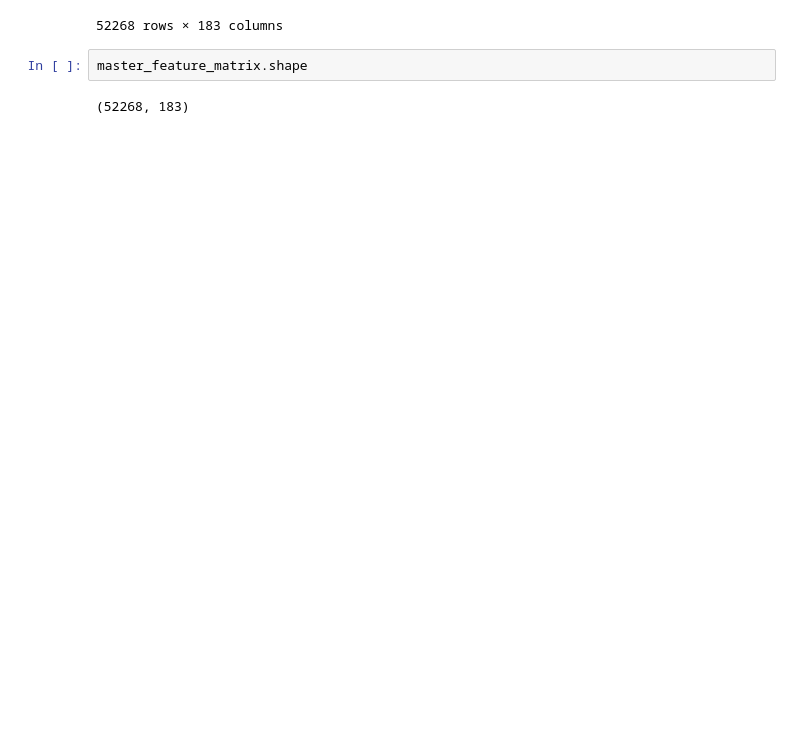
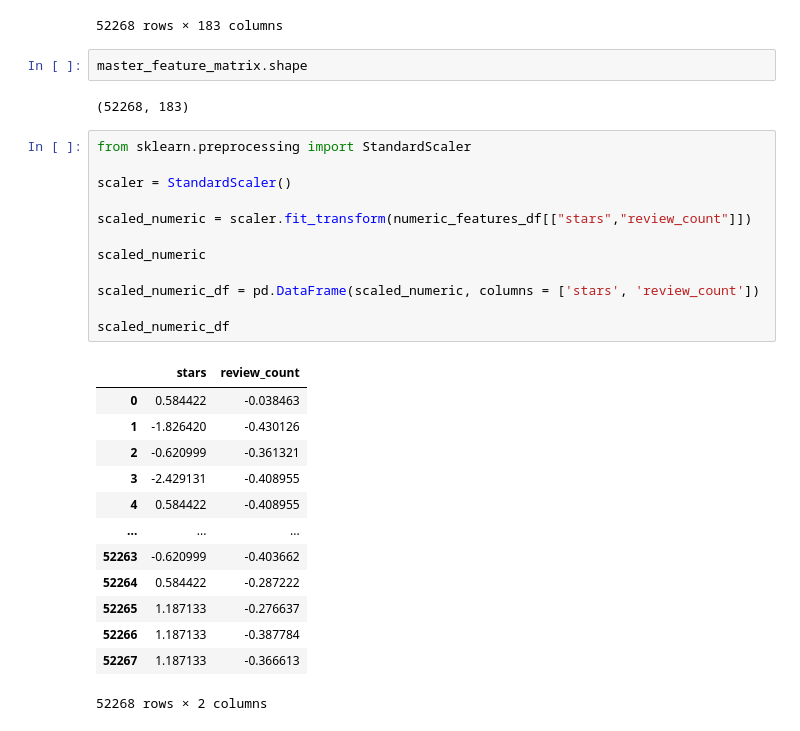
Before and after one commit to egaverilla-thestudent/Restaurant-Recommendation-System-Redux, a Jupyter notebook: notebooks/03_feature_engineering.ipynb, the cells around one changed output. Saved outputs shown, nothing was run; the diff lists cells and outputs as text; blank space fills up the shorter version.

```diff
--- a/notebooks/03_feature_engineering.ipynb
+++ b/notebooks/03_feature_engineering.ipynb
@@ -359,3 +359,29 @@ master_feature_matrix
 master_feature_matrix.shape
 # %% [output]
 (52268, 183)
+# %%
+from sklearn.preprocessing import StandardScaler
+
+scaler = StandardScaler()
+
+scaled_numeric = scaler.fit_transform(numeric_features_df[["stars","review_count"]])
+
+scaled_numeric
+
+scaled_numeric_df = pd.DataFrame(scaled_numeric, columns = ['stars', 'review_count'])
+
+scaled_numeric_df
+# %% [output]
+|  | stars | review_count |
+| 0 | 0.584422 | -0.038463 |
+| 1 | -1.826420 | -0.430126 |
+| 2 | -0.620999 | -0.361321 |
+| 3 | -2.429131 | -0.408955 |
+| 4 | 0.584422 | -0.408955 |
+| ... | ... | ... |
+| 52263 | -0.620999 | -0.403662 |
+| 52264 | 0.584422 | -0.287222 |
+| 52265 | 1.187133 | -0.276637 |
+| 52266 | 1.187133 | -0.387784 |
+| 52267 | 1.187133 | -0.366613 |
+52268 rows × 2 columns
```
Also changed, not shown: parts of 6 cells of this notebook.
